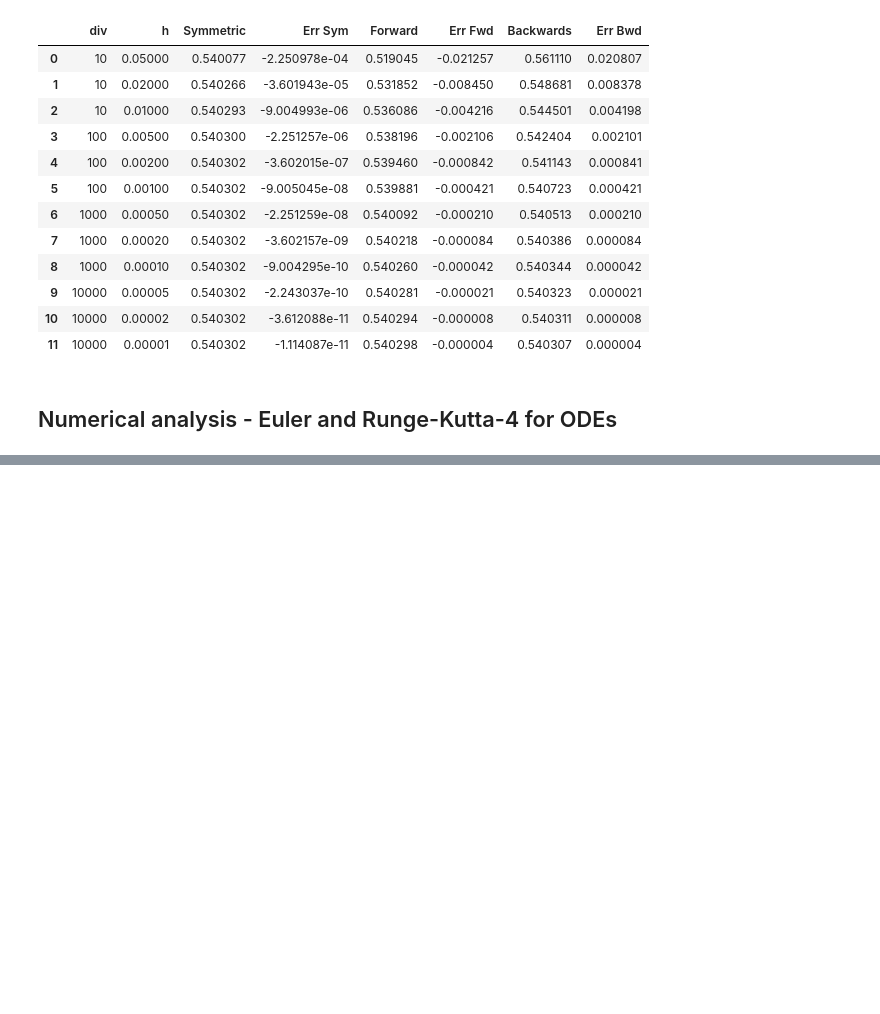
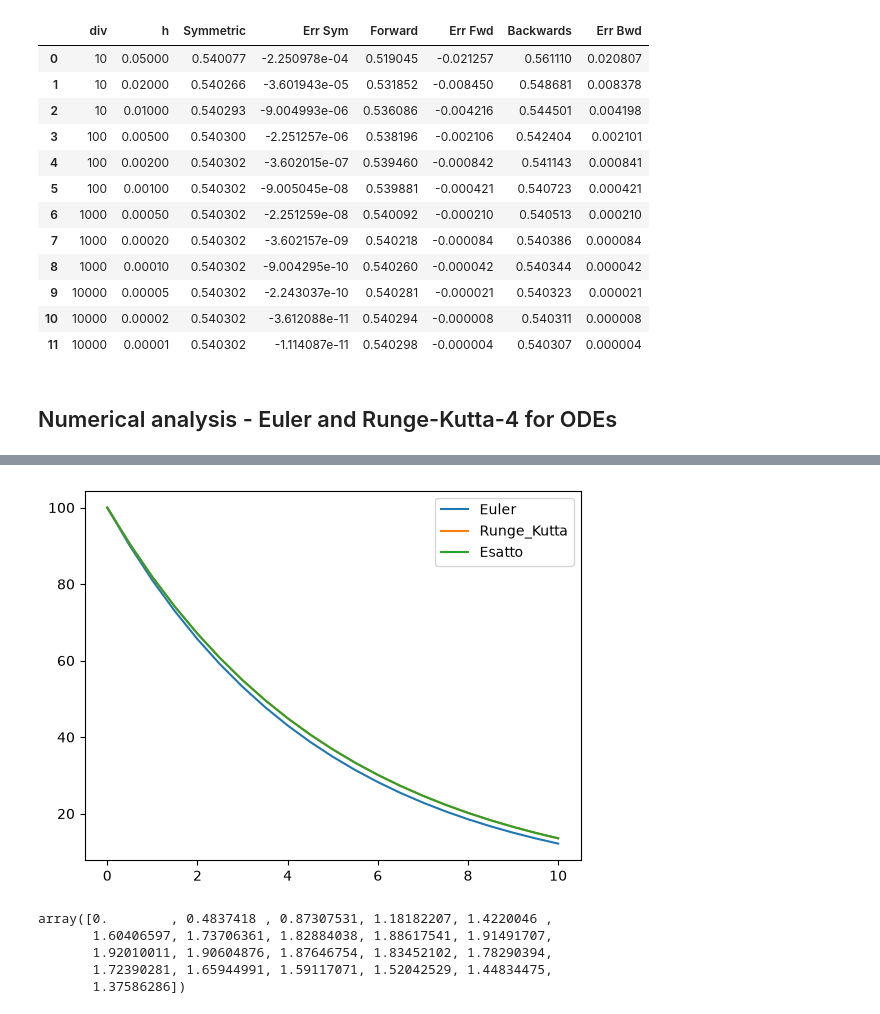
Before and after one commit to mgirelli/fisica_com_exercise, a Jupyter notebook: Esercizio_1.ipynb, the cells around one changed output, grey strips where cells are left out. Saved outputs shown, nothing was run; the diff lists cells and outputs as text; code cells hidden in the pictures; blank space fills up the shorter version.

```diff
--- a/Esercizio_1.ipynb
+++ b/Esercizio_1.ipynb
@@ -386,3 +387,28 @@ display(df)
 | 11 | 10000 | 0.00001 | 0.540302 | -1.114087e-11 | 0.540298 | -0.000004 | 0.540307 | 0.000004 |
 # %% [markdown]
 ## Numerical analysis - Euler and Runge-Kutta-4 for ODEs
+# %%
+def Euler(lamb, N_0, step, t):
+    n_steps = int(np.round(t / step))
+    N = np.zeros(n_steps + 1)
+    N[0] = N_0
+
+    for i in range(n_steps):
+        N[i + 1] = N[i] - lamb * N[i] * step
+
+    return N
+
+def Runge_Kutta(lamb, N_0, step, t):
+    n_steps = int(np.round(t / step))
+    N = np.zeros(n_steps + 1)
+    N[0] = N_0
+
+    for i in range(n_steps):
+        val = N[i]
+        k1 = -lamb * val
+        k2 = -lamb * (val + step / 2 * k1)
+        k3 = -lamb * (val + step / 2 * k2)
+        k4 = -lamb * (val + step * k3)
+        N[i + 1] = val + step / 6 * (k1 + 2 * k2 + 2 * k3 + k4)
+
+    return N
@@ -388,0 +417,10 @@ display(df)
+# %%
+lamb = 0.2
+N_0  = 100
+step = 0.5
+t    = 10
+esatto = N_0 * np.exp(- lamb * t)
+
+print("Euler:", Euler(lamb, N_0, step, t))
+print("Runge_Kutta:", Runge_Kutta(lamb, N_0, step, t))
+print("Esatto:", esatto)
@@ -388,0 +439,9 @@ display(df)
+# %%
+x = np.arange(0,t + step,step)
+plt.plot(x, Euler(lamb, N_0, step, t), label='Euler')
+plt.plot(x, Runge_Kutta(lamb, N_0, step, t), label='Runge_Kutta')
+plt.plot(x, N_0 * np.exp(-lamb * x), label='Esatto')
+plt.legend()
+plt.show()
+# %% [output]
+[figure, added]
@@ -388,0 +451,8 @@ display(df)
+# %%
+errore_Euler
+# %% [output]
+array([0.        , 0.4837418 , 0.87307531, 1.18182207, 1.4220046 ,
+       1.60406597, 1.73706361, 1.82884038, 1.88617541, 1.91491707,
+       1.92010011, 1.90604876, 1.87646754, 1.83452102, 1.78290394,
+       1.72390281, 1.65944991, 1.59117071, 1.52042529, 1.44834475,
+       1.37586286])
```
Also changed, not shown: parts of 8 cells of this notebook.
